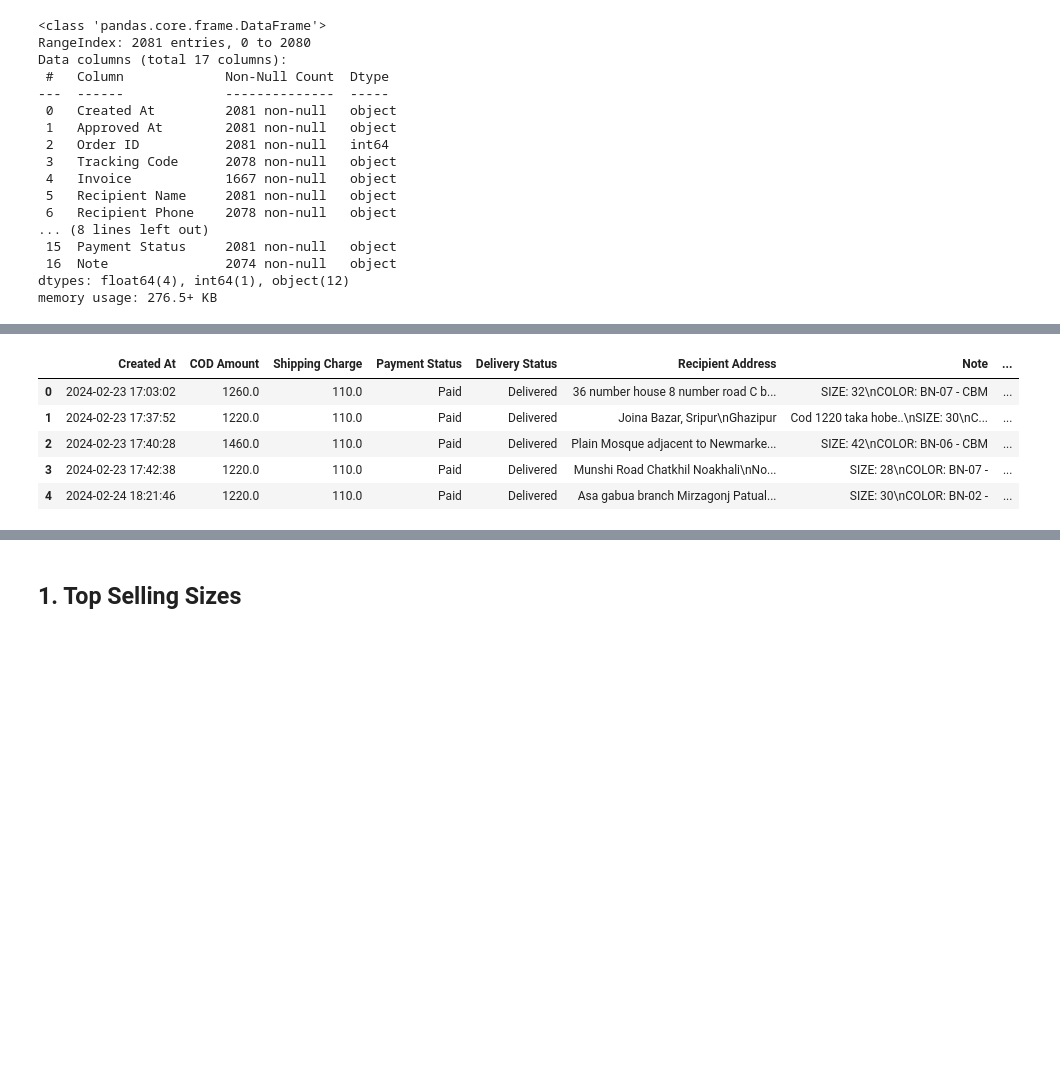
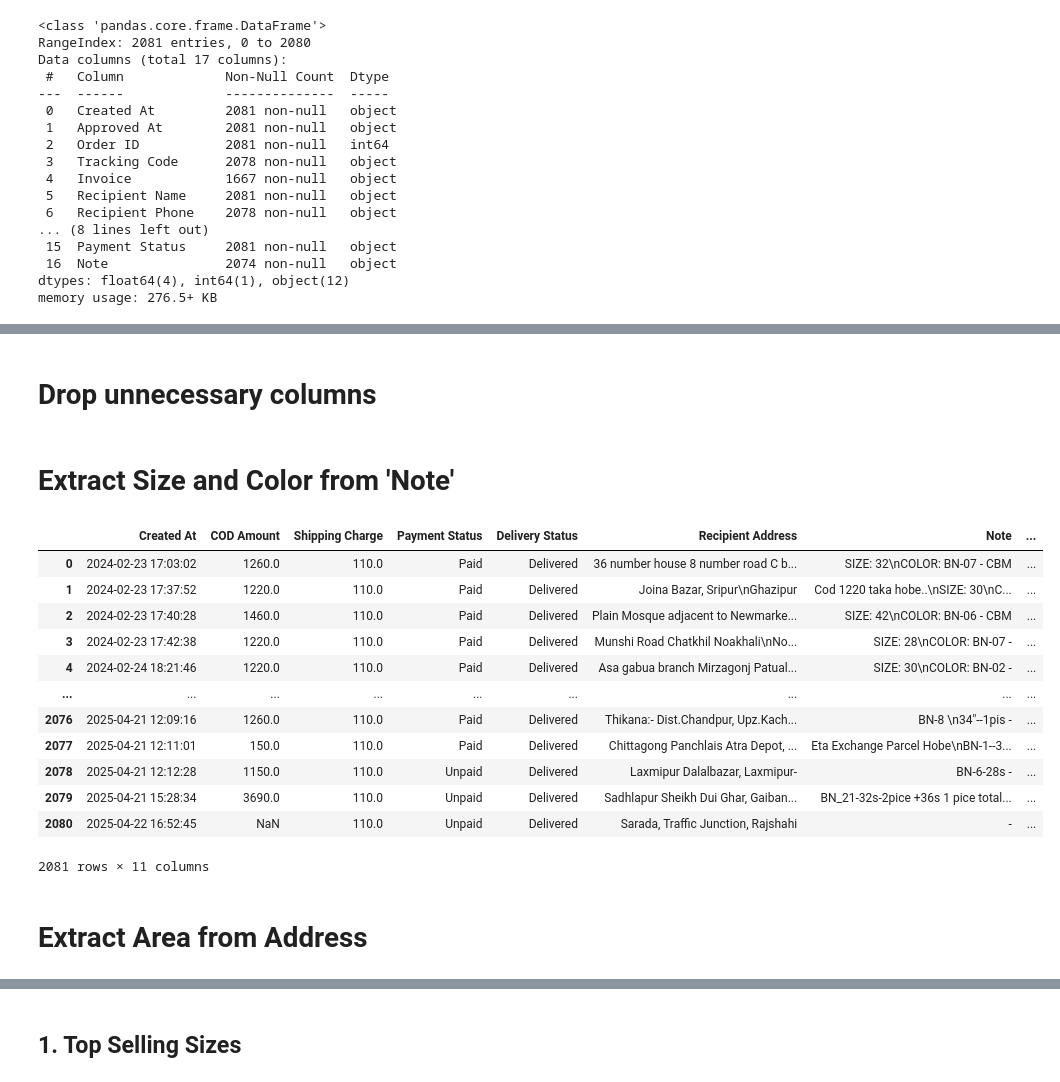
Before and after one commit to ashraful009/ML_final_project, a Jupyter notebook: sell.ipynb, the cells around one changed output, grey strips where cells are left out. Drawn from its saved outputs; the diff is of its cells as text; code cells hidden in the pictures; blank space fills up the shorter version.

```diff
--- a/sell.ipynb
+++ b/sell.ipynb
@@ -67,3 +72,5 @@ duplicates.reset_index(drop=True, inplace=True)
 duplicates = duplicates.rename(columns={'Recipient Name': 'Name', 'Created At': 'Date', 'Price': 'Price', 'Quantity': 'Quantity'})
 duplicates['Total'] = duplicates['COD Amount']
 duplicates['Total'] = duplicates['Total'].round(2)
+# %% [markdown]
+# Drop unnecessary columns
@@ -69,0 +84,2 @@ duplicates['Total'] = duplicates['Total'].round(2)
+# %% [markdown]
+# Extract Size and Color from 'Note'
@@ -70,29 +99,23 @@ duplicates['Total'] = duplicates['Total'].round(2)
+# %%
+df_cleaned
+# %% [output]
+|  | Created At | COD Amount | Shipping Charge | Payment Status | Delivery Status | Recipient Address | Note | ... |
+| 0 | 2024-02-23 17:03:02 | 1260.0 | 110.0 | Paid | Delivered | 36 number house 8 number road C b... | SIZE: 32\nCOLOR: BN-07 - CBM | ... |
+| 1 | 2024-02-23 17:37:52 | 1220.0 | 110.0 | Paid | Delivered | Joina Bazar, Sripur\nGhazipur | Cod 1220 taka hobe..\nSIZE: 30\nC... | ... |
+| 2 | 2024-02-23 17:40:28 | 1460.0 | 110.0 | Paid | Delivered | Plain Mosque adjacent to Newmarke... | SIZE: 42\nCOLOR: BN-06 - CBM | ... |
+| 3 | 2024-02-23 17:42:38 | 1220.0 | 110.0 | Paid | Delivered | Munshi Road Chatkhil Noakhali\nNo... | SIZE: 28\nCOLOR: BN-07 - | ... |
+| 4 | 2024-02-24 18:21:46 | 1220.0 | 110.0 | Paid | Delivered | Asa gabua branch Mirzagonj Patual... | SIZE: 30\nCOLOR: BN-02 - | ... |
+| ... | ... | ... | ... | ... | ... | ... | ... | ... |
+| 2076 | 2025-04-21 12:09:16 | 1260.0 | 110.0 | Paid | Delivered | Thikana:- Dist.Chandpur, Upz.Kach... | BN-8 \n34"--1pis - | ... |
+| 2077 | 2025-04-21 12:11:01 | 150.0 | 110.0 | Paid | Delivered | Chittagong Panchlais Atra Depot, ... | Eta Exchange Parcel Hobe\nBN-1--3... | ... |
+| 2078 | 2025-04-21 12:12:28 | 1150.0 | 110.0 | Unpaid | Delivered | Laxmipur Dalalbazar, Laxmipur- | BN-6-28s - | ... |
+| 2079 | 2025-04-21 15:28:34 | 3690.0 | 110.0 | Unpaid | Delivered | Sadhlapur Sheikh Dui Ghar, Gaiban... | BN_21-32s-2pice +36s 1 pice total... | ... |
+| 2080 | 2025-04-22 16:52:45 | NaN | 110.0 | Unpaid | Delivered | Sarada, Traffic Junction, Rajshahi | - | ... |
+2081 rows × 11 columns
+# %% [markdown]
+# Extract Area from Address
 # %%
-# First, drop unnecessary columns
-columns_to_keep = [
-    'Created At', 'COD Amount', 'Shipping Charge', 'Payment Status',
-    'Delivery Status', 'Recipient Address', 'Note'
-]
-df_cleaned = df[columns_to_keep].copy()
 
-# Convert 'Created At' to datetime
-df_cleaned['Created At'] = pd.to_datetime(df_cleaned['Created At'], errors='coerce')
-
-# Extract Size and Color from 'Note'
-import re
-
-def extract_size(note):
-    size_match = re.search(r'SIZE[:\s]*([0-9]+)', str(note))
-    return size_match.group(1) if size_match else None
-
-def extract_color(note):
-    color_match = re.search(r'COLOR[:\s]*([A-Z0-9-]+)', str(note))
-    return color_match.group(1) if color_match else None
-
-df_cleaned['Size'] = df_cleaned['Note'].apply(extract_size)
-df_cleaned['Color'] = df_cleaned['Note'].apply(extract_color)
-
-# Extract Area from Address (simplistic approach: last part after last '\n')
 def extract_area(address):
     if pd.isna(address):
         return None
@@ -100,13 +123,3 @@ def extract_area(address):
     return parts[-1].strip() if len(parts) > 0 else None
 
 df_cleaned['Area'] = df_cleaned['Recipient Address'].apply(extract_area)
-
-# Let's check cleaned data now
-df_cleaned.head()
-# %% [output]
-|  | Created At | COD Amount | Shipping Charge | Payment Status | Delivery Status | Recipient Address | Note | ... |
-| 0 | 2024-02-23 17:03:02 | 1260.0 | 110.0 | Paid | Delivered | 36 number house 8 number road C b... | SIZE: 32\nCOLOR: BN-07 - CBM | ... |
-| 1 | 2024-02-23 17:37:52 | 1220.0 | 110.0 | Paid | Delivered | Joina Bazar, Sripur\nGhazipur | Cod 1220 taka hobe..\nSIZE: 30\nC... | ... |
-| 2 | 2024-02-23 17:40:28 | 1460.0 | 110.0 | Paid | Delivered | Plain Mosque adjacent to Newmarke... | SIZE: 42\nCOLOR: BN-06 - CBM | ... |
-| 3 | 2024-02-23 17:42:38 | 1220.0 | 110.0 | Paid | Delivered | Munshi Road Chatkhil Noakhali\nNo... | SIZE: 28\nCOLOR: BN-07 - | ... |
-| 4 | 2024-02-24 18:21:46 | 1220.0 | 110.0 | Paid | Delivered | Asa gabua branch Mirzagonj Patual... | SIZE: 30\nCOLOR: BN-02 - | ... |
```
Also changed, not shown: parts of 17 cells of this notebook.
